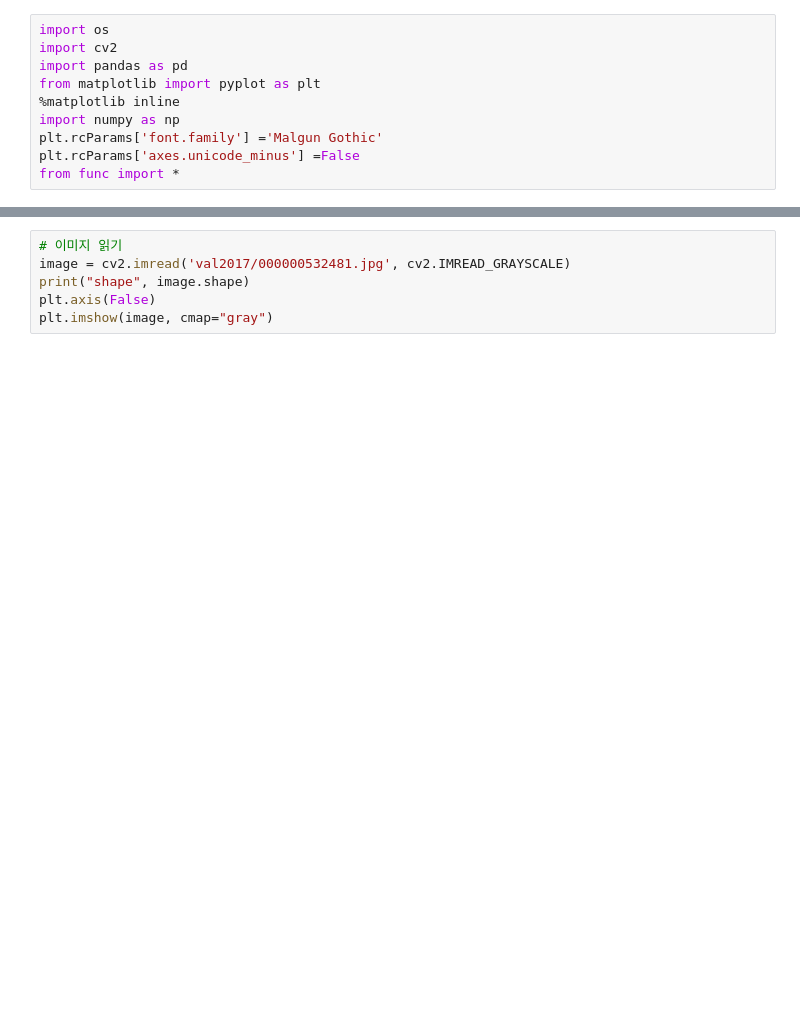
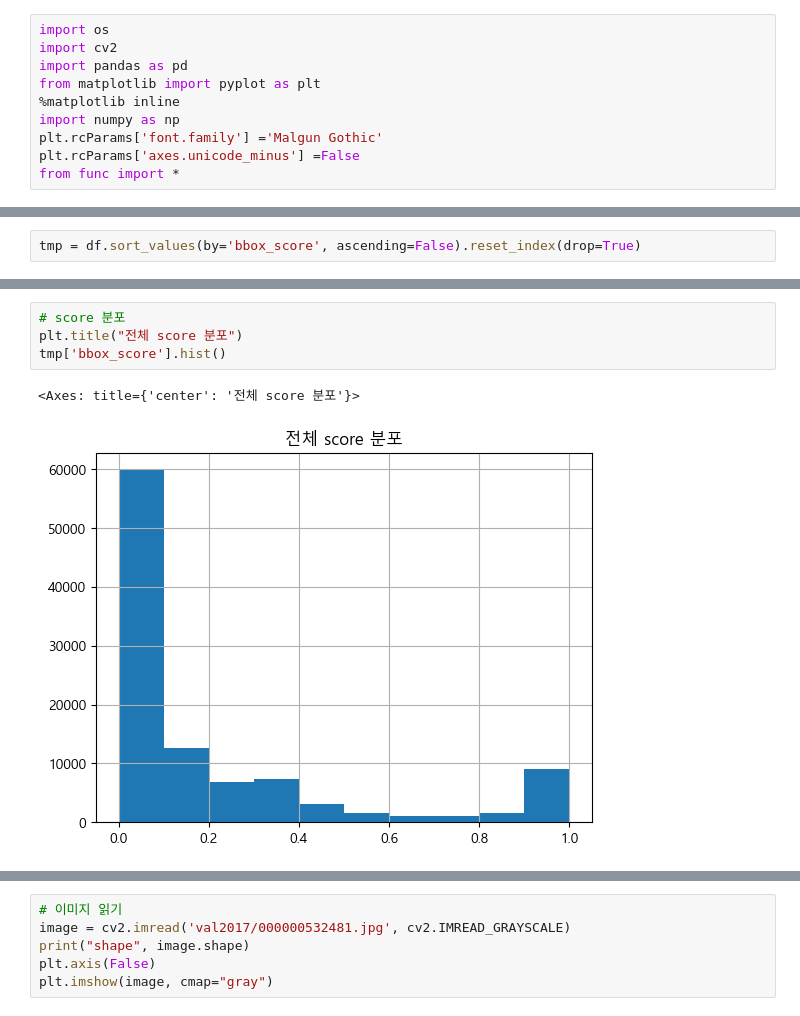
Before and after one commit to yuuhey/image_preprocessing, a Jupyter notebook: metric.ipynb, the cells around one changed output, grey strips where cells are left out. Saved outputs shown, nothing was run; the diff lists cells and outputs as text; blank space fills up the shorter version.

```diff
--- a/metric.ipynb
+++ b/metric.ipynb
@@ -24,3 +24,5 @@ Index(['image_file', 'bbox', 'bbox_score', 'bbox_id', 'width', 'height',
 | 2 | val2017/000000532481.jpg | [244.05099093550018, 170.61324112... | 0.471152 | 2 | 74.563805 | 73.940382 | 5513.276229 | 6.884189 | 11307.883659 |
 | 3 | val2017/000000532481.jpg | [285.7852415208732, 370.214001931... | 0.427866 | 3 | 10.915034 | 14.482651 | 158.078634 | 6.444467 | 15793.261786 |
 | 4 | val2017/000000532481.jpg | [254.66838783379924, 177.22587387... | 0.212189 | 4 | 65.529053 | 58.952817 | 3863.122282 | 6.836627 | 11993.799584 |
+# %%
+tmp = df.sort_values(by='bbox_score', ascending=False).reset_index(drop=True)
@@ -26,0 +41,7 @@ Index(['image_file', 'bbox', 'bbox_score', 'bbox_id', 'width', 'height',
+# %%
+# score 분포
+plt.title("전체 score 분포")
+tmp['bbox_score'].hist()
+# %% [output]
+<Axes: title={'center': '전체 score 분포'}>
+[figure, added]
```
Also changed, not shown: parts of 20 cells of this notebook, 6 other files.
